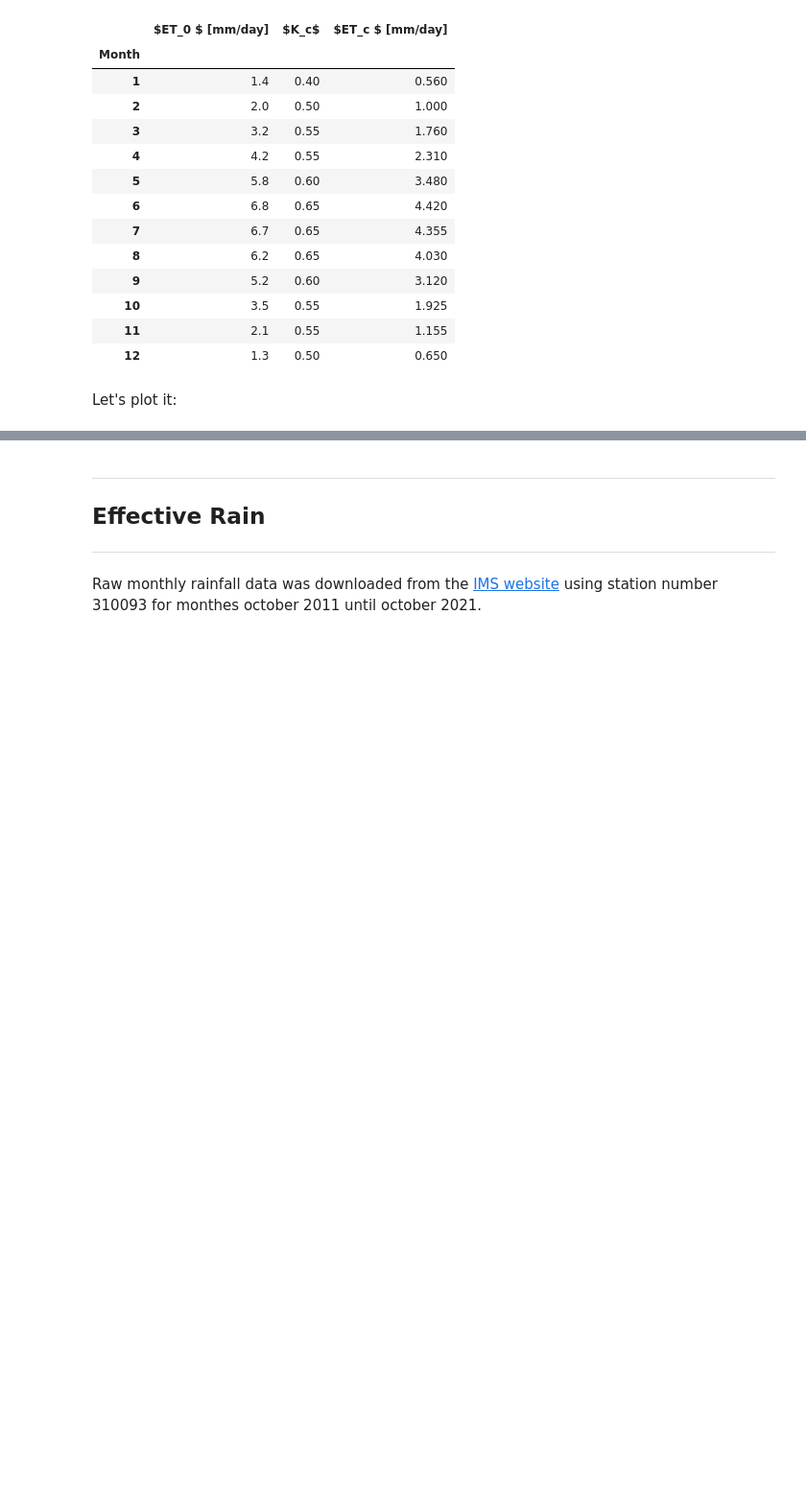
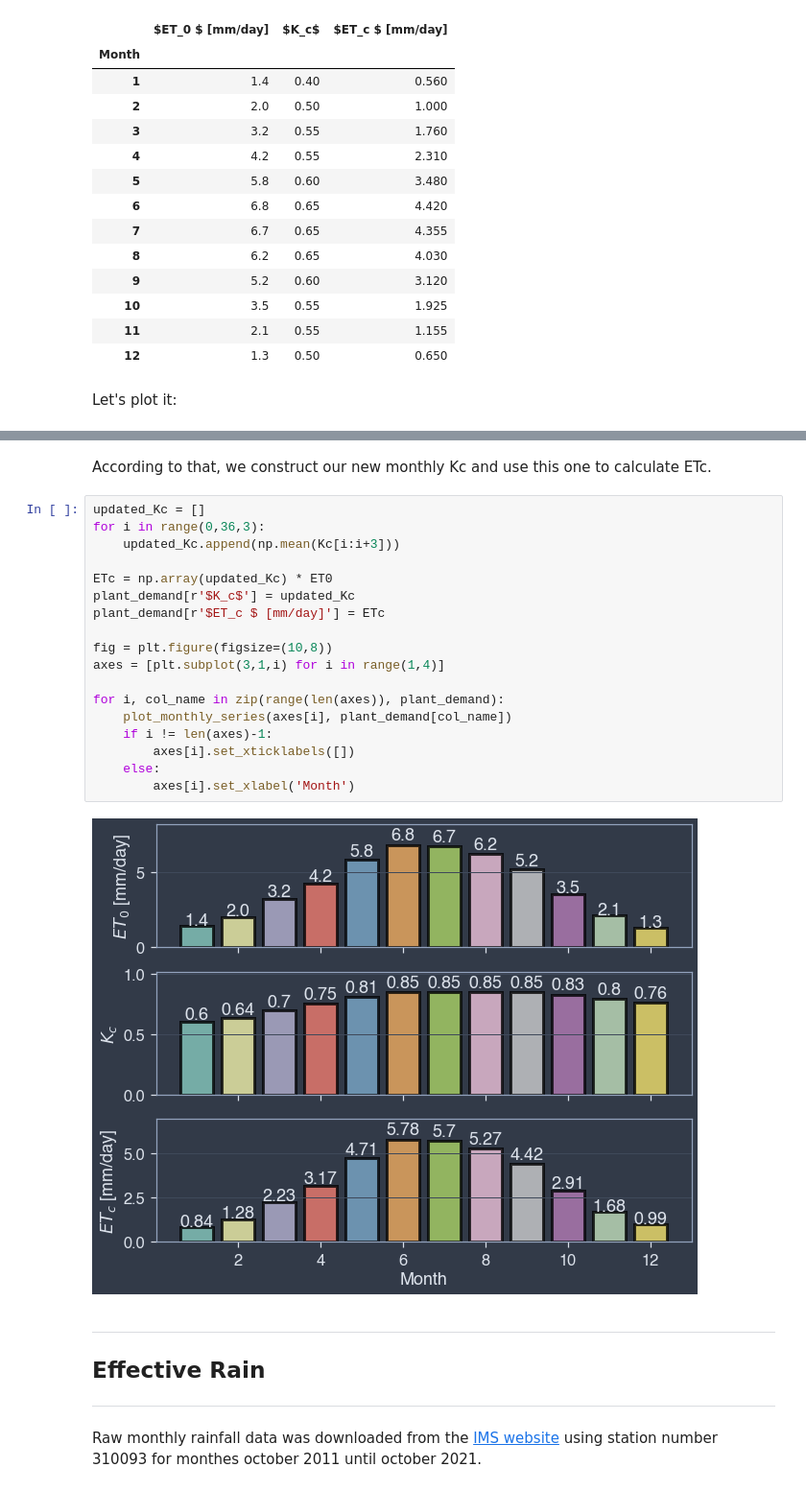
Before and after one commit to YuvalBayer/IrrigationProject, a Jupyter notebook: week2_initial_planning.ipynb, the cells around one changed output, grey strips where cells are left out. Shown: that part at 96% size. Cells and saved outputs as stored; diff of their text form; blank space fills up the shorter version.

```diff
--- a/week2_initial_planning.ipynb
+++ b/week2_initial_planning.ipynb
@@ -90,3 +142,25 @@ for i, col_name in zip(range(len(axes)), plant_demand):
+# %% [markdown]
+According to that, we construct our new monthly Kc and use this one to calculate ETc.
+# %%
+updated_Kc = []
+for i in range(0,36,3):
+    updated_Kc.append(np.mean(Kc[i:i+3]))
+
+ETc = np.array(updated_Kc) * ET0
+plant_demand[r'$K_c$'] = updated_Kc
+plant_demand[r'$ET_c $ [mm/day]'] = ETc
+
+fig = plt.figure(figsize=(10,8))
+axes = [plt.subplot(3,1,i) for i in range(1,4)]
+
+for i, col_name in zip(range(len(axes)), plant_demand):
+    plot_monthly_series(axes[i], plant_demand[col_name])
+    if i != len(axes)-1:
+        axes[i].set_xticklabels([])
+    else:
+        axes[i].set_xlabel('Month')
+# %% [output]
+[figure, added]
 # %% [markdown]
 ****
 ## Effective Rain
```
Also changed, not shown: parts of 15 cells of this notebook, 7 other files.
